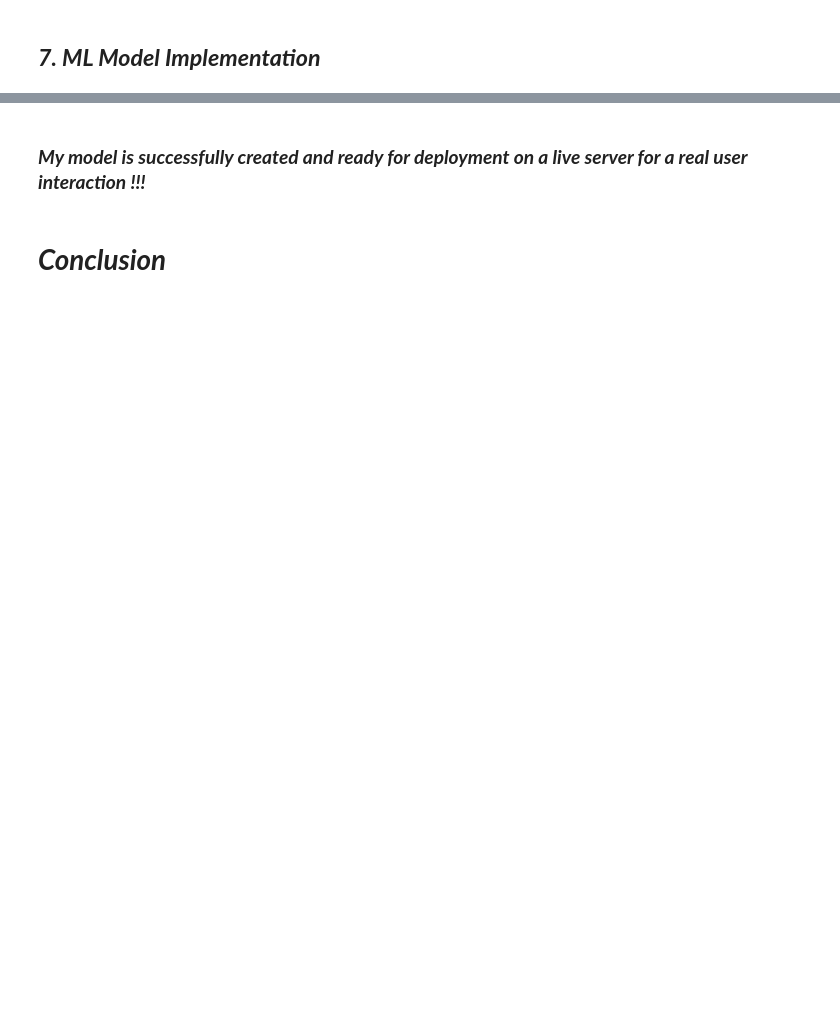
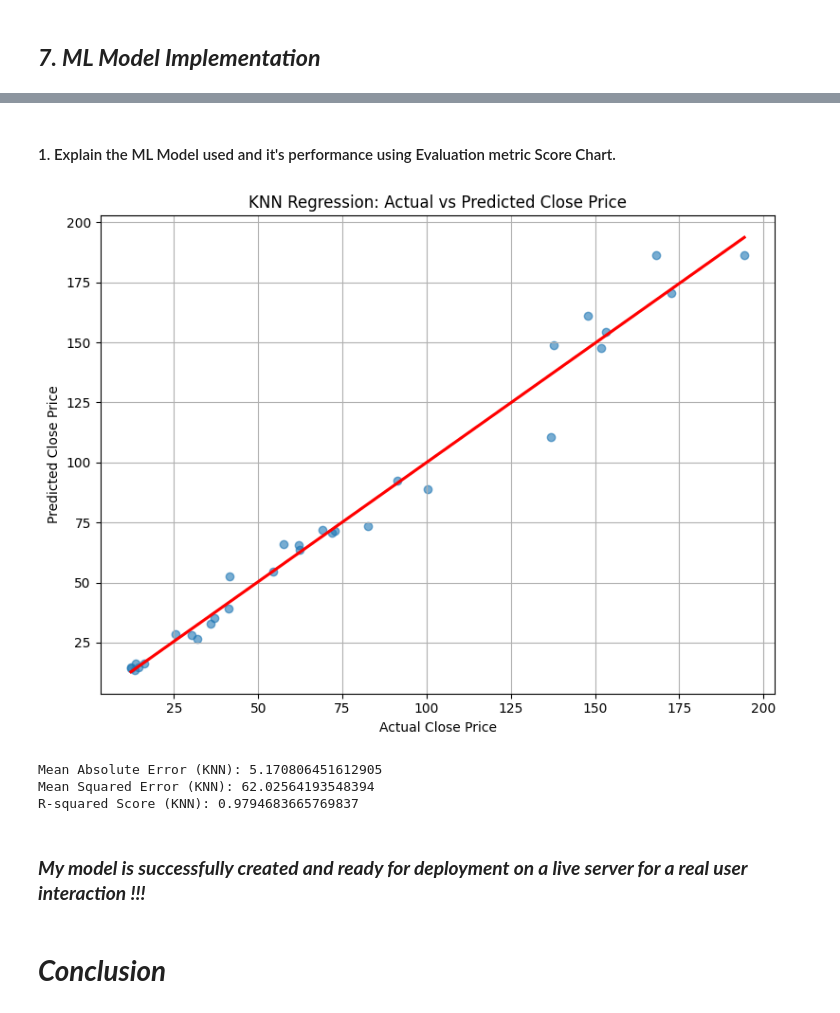
Before and after one commit to shivan632/Labmentix-1, a Jupyter notebook: YesBank_StockPrices2.ipynb, the cells around one changed output, grey strips where cells are left out. Saved outputs shown, nothing was run; the diff lists cells and outputs as text; code cells hidden in the pictures; blank space fills up the shorter version.

```diff
--- a/YesBank_StockPrices2.ipynb
+++ b/YesBank_StockPrices2.ipynb
@@ -706,3 +556,33 @@ All Outliers removed
+# %%
+# ML Model - 3 Implementation
+knn_model = KNeighborsRegressor(n_neighbors=4)          # Create a KNN Regressor model object.
+
+# Fit the Algorithm
+knn_model.fit(X_train, y_train)          # Fit the model to the training data
+
+# Predict on the model
+y_pred = knn_model.predict(X_test)           # Predict the target variable for the test set
+# %% [markdown]
+#### 1. Explain the ML Model used and it's performance using Evaluation metric Score Chart.
+# %%
+# Visualizing evaluation Metric Score chart
+plt.figure(figsize=(8, 6))
+sns.regplot(x=y_test, y=y_pred, ci=None, scatter_kws={'alpha':0.6}, line_kws={'color': 'red'})
+plt.xlabel("Actual Close Price")
+plt.ylabel("Predicted Close Price")
+plt.title("KNN Regression: Actual vs Predicted Close Price")
+plt.grid(True)
+plt.tight_layout()
+plt.show()
+
+print("Mean Absolute Error (KNN):", mae(y_test, y_pred))
+print("Mean Squared Error (KNN):", mse(y_test, y_pred))
+print("R-squared Score (KNN):", r2(y_test, y_pred))
+# %% [output]
+[figure, added]
+Mean Absolute Error (KNN): 5.170806451612905
+Mean Squared Error (KNN): 62.02564193548394
+R-squared Score (KNN): 0.9794683665769837
 # %% [markdown]
 ### ***My model is successfully created and ready for deployment on a live server for a real user interaction !!!***
 # %% [markdown]
```
Also changed, not shown: parts of 55 cells of this notebook.
